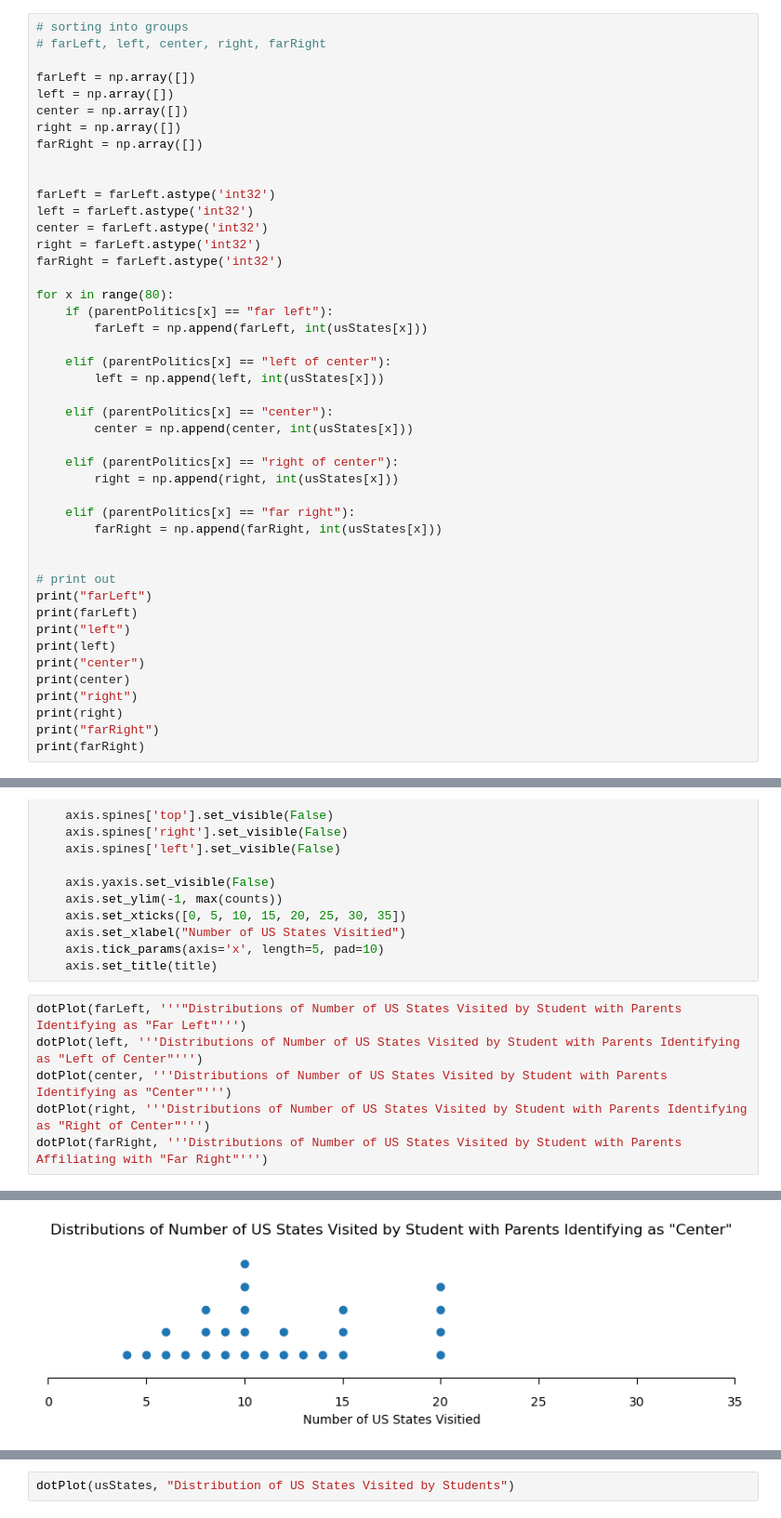
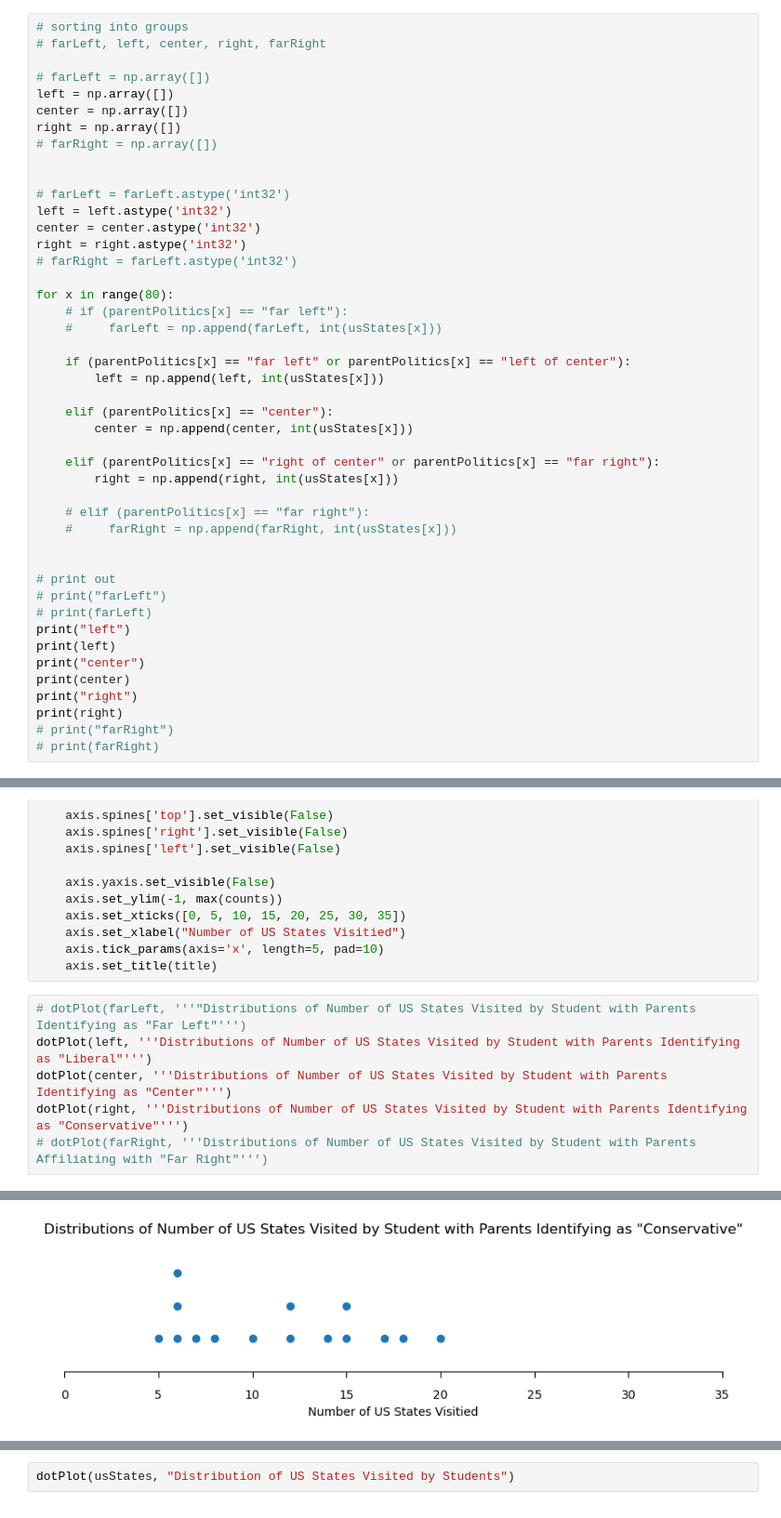
Before and after one commit to AsianUser/AP-Stats-FirstQuarterCaseStudy, a Jupyter notebook: main.ipynb, the cells around one changed output, grey strips where cells are left out. Shown at 93% size. Cells and saved outputs as stored; diff of their text form.

Commit message:
moar graphs

```diff
--- a/main.ipynb
+++ b/main.ipynb
@@ -40,45 +40,45 @@ Name: Approximately how many of the 50 United States have you been in?, Length:
 # sorting into groups
 # farLeft, left, center, right, farRight
 
-farLeft = np.array([])
+# farLeft = np.array([])
 left = np.array([])
 center = np.array([])
 right = np.array([])
-farRight = np.array([])
+# farRight = np.array([])
 
 
-farLeft = farLeft.astype('int32')
-left = farLeft.astype('int32')
-center = farLeft.astype('int32')
-right = farLeft.astype('int32')
-farRight = farLeft.astype('int32')
+# farLeft = farLeft.astype('int32')
+left = left.astype('int32')
+center = center.astype('int32')
+right = right.astype('int32')
+# farRight = farLeft.astype('int32')
 
 for x in range(80):
-    if (parentPolitics[x] == "far left"):
-        farLeft = np.append(farLeft, int(usStates[x]))
+    # if (parentPolitics[x] == "far left"):
+    #     farLeft = np.append(farLeft, int(usStates[x]))
 
-    elif (parentPolitics[x] == "left of center"):
+    if (parentPolitics[x] == "far left" or parentPolitics[x] == "left of center"):
         left = np.append(left, int(usStates[x]))
 
     elif (parentPolitics[x] == "center"):
         center = np.append(center, int(usStates[x]))
 
-    elif (parentPolitics[x] == "right of center"):
+    elif (parentPolitics[x] == "right of center" or parentPolitics[x] == "far right"):
         right = np.append(right, int(usStates[x]))
 
-    elif (parentPolitics[x] == "far right"):
-        farRight = np.append(farRight, int(usStates[x]))
+    # elif (parentPolitics[x] == "far right"):
+    #     farRight = np.append(farRight, int(usStates[x]))
 
 
 # print out
-print("farLeft")
-print(farLeft)
+# print("farLeft")
+# print(farLeft)
 print("left")
 print(left)
 print("center")
 print(center)
 print("right")
 print(right)
-print("farRight")
-print(farRight)
+# print("farRight")
+# print(farRight)
 # %% [output]
@@ -116,9 +112,9 @@ def dotPlot (data, title):
     axis.tick_params(axis='x', length=5, pad=10)
     axis.set_title(title)
 # %%
-dotPlot(farLeft, '''"Distributions of Number of US States Visited by Student with Parents Identifying as "Far Left"''')
-dotPlot(left, '''Distributions of Number of US States Visited by Student with Parents Identifying as "Left of Center"''')
+# dotPlot(farLeft, '''"Distributions of Number of US States Visited by Student with Parents Identifying as "Far Left"''')
+dotPlot(left, '''Distributions of Number of US States Visited by Student with Parents Identifying as "Liberal"''')
 dotPlot(center, '''Distributions of Number of US States Visited by Student with Parents Identifying as "Center"''')
-dotPlot(right, '''Distributions of Number of US States Visited by Student with Parents Identifying as "Right of Center"''')
-dotPlot(farRight, '''Distributions of Number of US States Visited by Student with Parents Affiliating with "Far Right"''')
+dotPlot(right, '''Distributions of Number of US States Visited by Student with Parents Identifying as "Conservative"''')
+# dotPlot(farRight, '''Distributions of Number of US States Visited by Student with Parents Affiliating with "Far Right"''')
 # %% [output]
@@ -127 +123 @@ dotPlot(farRight, '''Distributions of Number of US States Visited by Student wit
-[figure, old version]
+[figure, new version]
```
Also changed, not shown: parts of 8 cells of this notebook.
